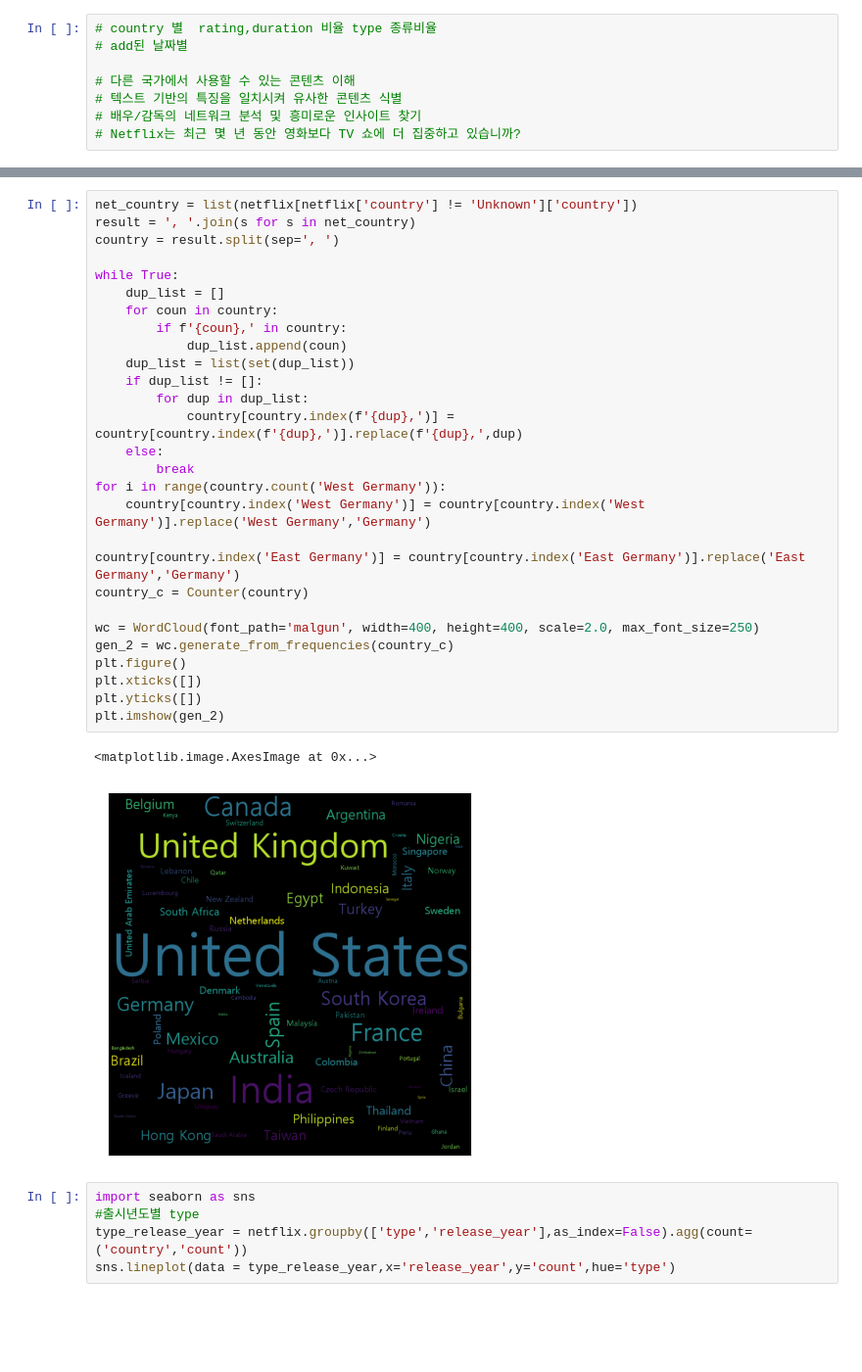
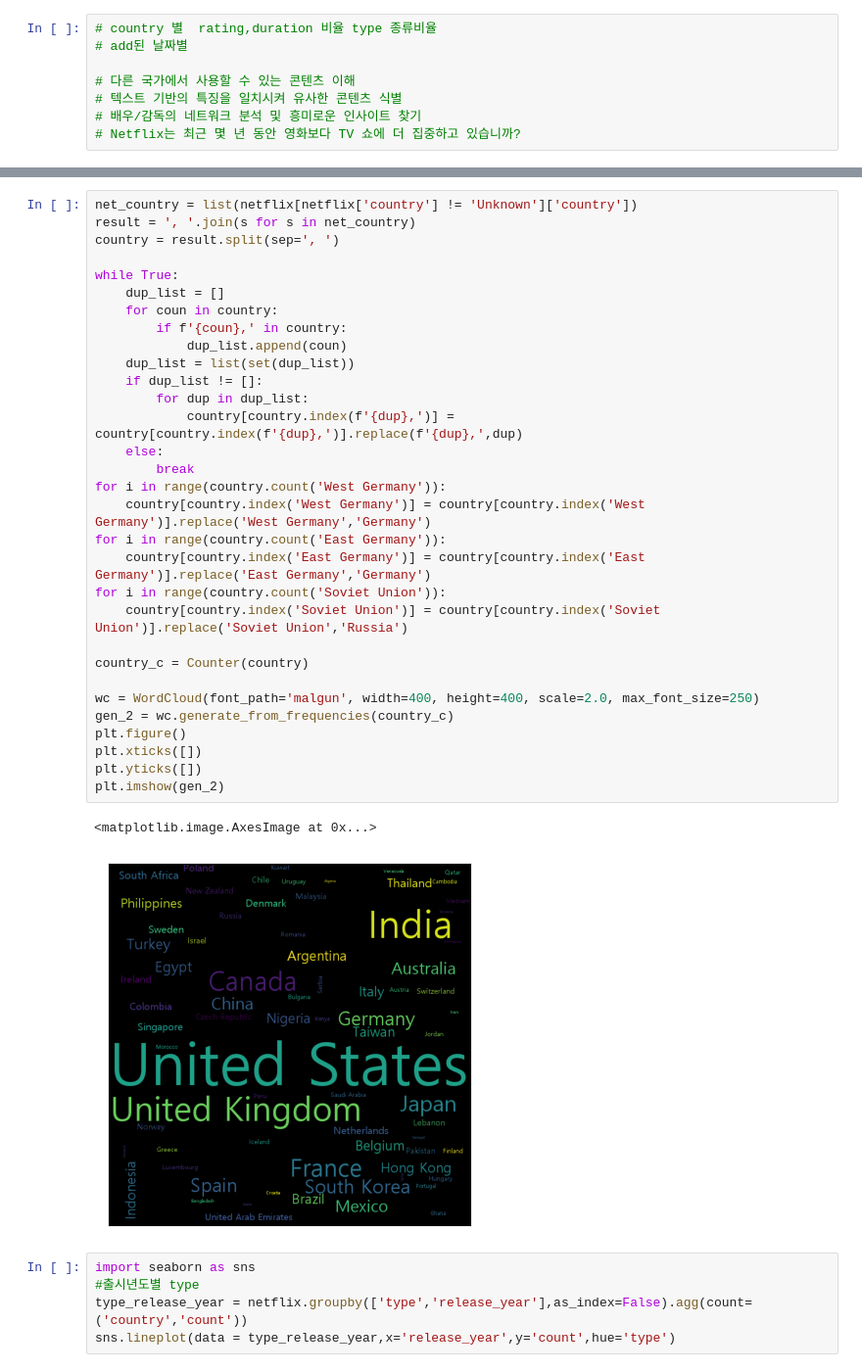
Before and after one commit to sarcomaXD/wellknown, a Jupyter notebook: netfilx/netfilx_jk.ipynb, the cells around one changed output, grey strips where cells are left out. Shown at 98% size. Cells and saved outputs as stored; diff of their text form; blank space fills up the shorter version.

```diff
--- a/netfilx/netfilx_jk.ipynb
+++ b/netfilx/netfilx_jk.ipynb
@@ -107,34 +107,37 @@ plt.imshow(gen_1)
 # %%
 net_country = list(netflix[netflix['country'] != 'Unknown']['country'])
 result = ', '.join(s for s in net_country)
 country = result.split(sep=', ')
 
 while True:
     dup_list = []
     for coun in country:
         if f'{coun},' in country:
             dup_list.append(coun)
     dup_list = list(set(dup_list))
     if dup_list != []:
         for dup in dup_list:
             country[country.index(f'{dup},')] = country[country.index(f'{dup},')].replace(f'{dup},',dup)
     else:
         break
 for i in range(country.count('West Germany')):
     country[country.index('West Germany')] = country[country.index('West Germany')].replace('West Germany','Germany')
+for i in range(country.count('East Germany')):
+    country[country.index('East Germany')] = country[country.index('East Germany')].replace('East Germany','Germany')
+for i in range(country.count('Soviet Union')):
+    country[country.index('Soviet Union')] = country[country.index('Soviet Union')].replace('Soviet Union','Russia')
 
-country[country.index('East Germany')] = country[country.index('East Germany')].replace('East Germany','Germany')
 country_c = Counter(country)
 
 wc = WordCloud(font_path='malgun', width=400, height=400, scale=2.0, max_font_size=250)
 gen_2 = wc.generate_from_frequencies(country_c)
 plt.figure()
 plt.xticks([])
 plt.yticks([])
 plt.imshow(gen_2)
 # %% [output]
 <matplotlib.image.AxesImage at 0x...>
-[figure, old version]
+[figure, new version]
 # %%
 import seaborn as sns
 #출시년도별 type
```
Also changed, not shown: parts of 6 cells of this notebook.
